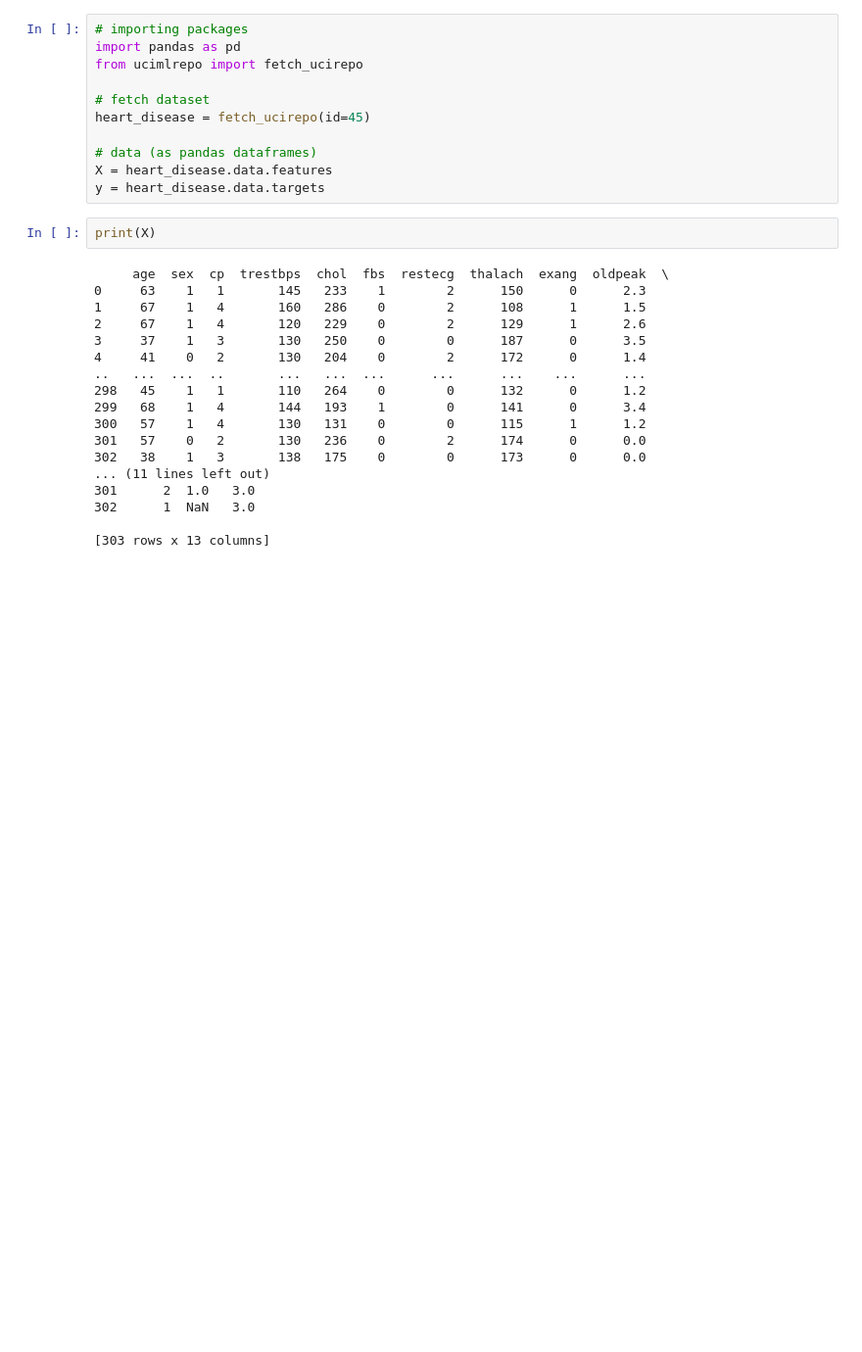
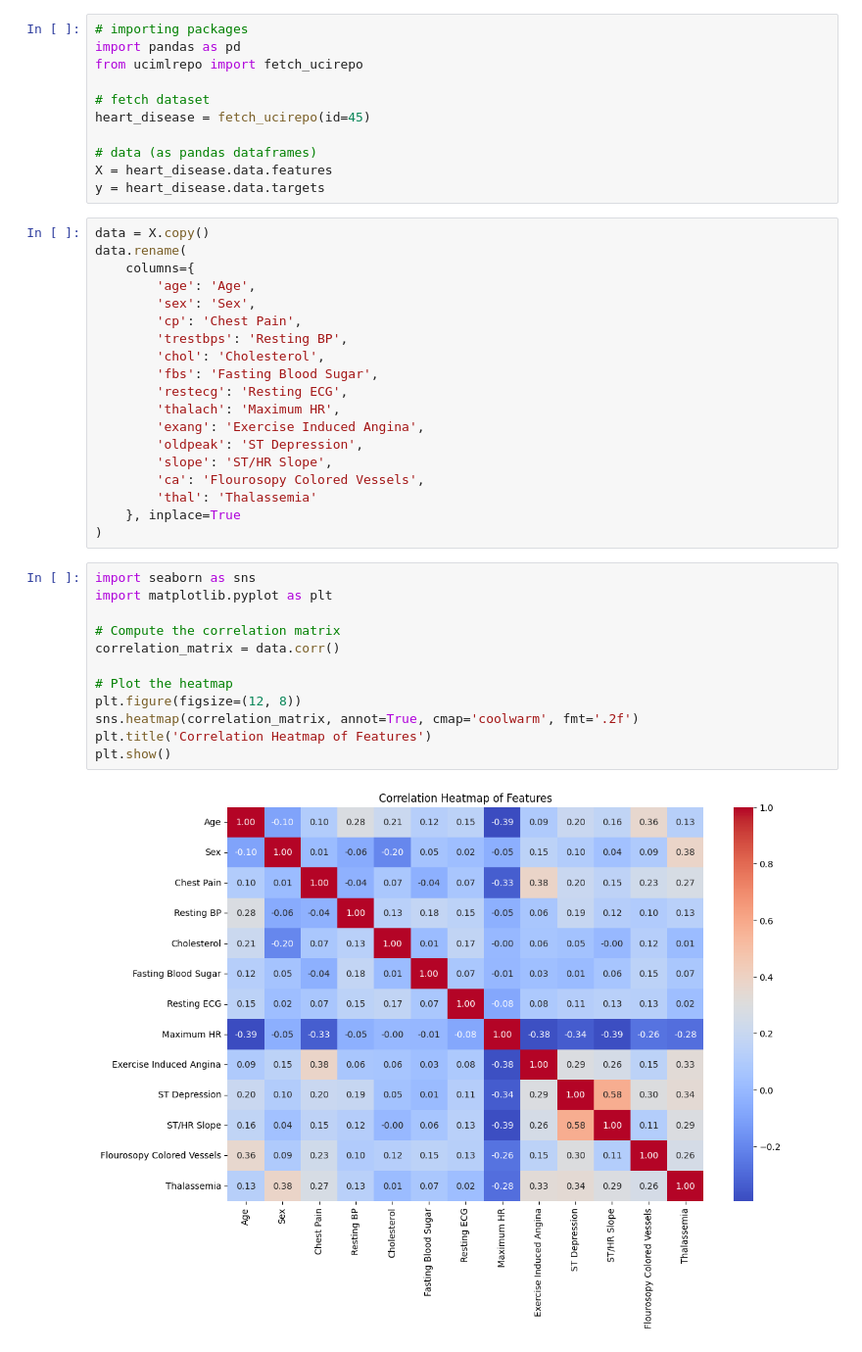
Before and after one commit to abasu2/ecs171final, a Jupyter notebook: code/graphs.ipynb, the cells around one changed output. Shown at 98% size. Cells and saved outputs as stored; diff of their text form; blank space fills up the shorter version.

```diff
--- a/code/graphs.ipynb
+++ b/code/graphs.ipynb
@@ -9,23 +9,36 @@ heart_disease = fetch_ucirepo(id=45)
 # data (as pandas dataframes)
 X = heart_disease.data.features
 y = heart_disease.data.targets
-# %%
-print(X)
-# %% [output]
-     age  sex  cp  trestbps  chol  fbs  restecg  thalach  exang  oldpeak  \
-0     63    1   1       145   233    1        2      150      0      2.3
-1     67    1   4       160   286    0        2      108      1      1.5
-2     67    1   4       120   229    0        2      129      1      2.6
-3     37    1   3       130   250    0        0      187      0      3.5
-4     41    0   2       130   204    0        2      172      0      1.4
-..   ...  ...  ..       ...   ...  ...      ...      ...    ...      ...
-298   45    1   1       110   264    0        0      132      0      1.2
-299   68    1   4       144   193    1        0      141      0      3.4
-300   57    1   4       130   131    0        0      115      1      1.2
-301   57    0   2       130   236    0        2      174      0      0.0
-302   38    1   3       138   175    0        0      173      0      0.0
-... (11 lines left out)
-301      2  1.0   3.0
-302      1  NaN   3.0
-
-[303 rows x 13 columns]
+# %%
+data = X.copy()
+data.rename(
+    columns={
+        'age': 'Age',
+        'sex': 'Sex',
+        'cp': 'Chest Pain',
+        'trestbps': 'Resting BP',
+        'chol': 'Cholesterol',
+        'fbs': 'Fasting Blood Sugar',
+        'restecg': 'Resting ECG',
+        'thalach': 'Maximum HR',
+        'exang': 'Exercise Induced Angina',
+        'oldpeak': 'ST Depression',
+        'slope': 'ST/HR Slope',
+        'ca': 'Flourosopy Colored Vessels',
+        'thal': 'Thalassemia'
+    }, inplace=True
+)
+# %%
+import seaborn as sns
+import matplotlib.pyplot as plt
+
+# Compute the correlation matrix
+correlation_matrix = data.corr()
+
+# Plot the heatmap
+plt.figure(figsize=(12, 8))
+sns.heatmap(correlation_matrix, annot=True, cmap='coolwarm', fmt='.2f')
+plt.title('Correlation Heatmap of Features')
+plt.show()
+# %% [output]
+[figure, added]
```
Also changed, not shown: parts of 3 cells of this notebook, 1 other file.
